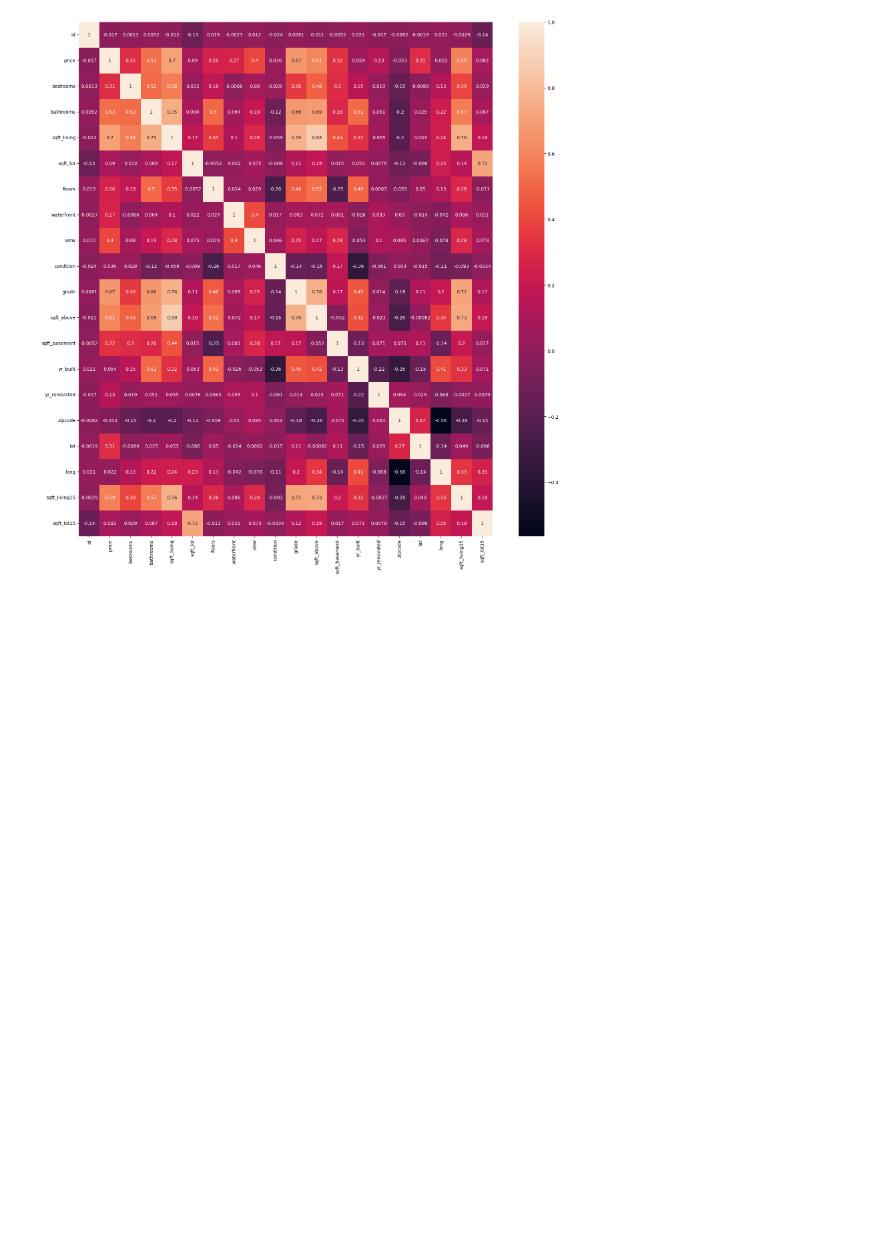
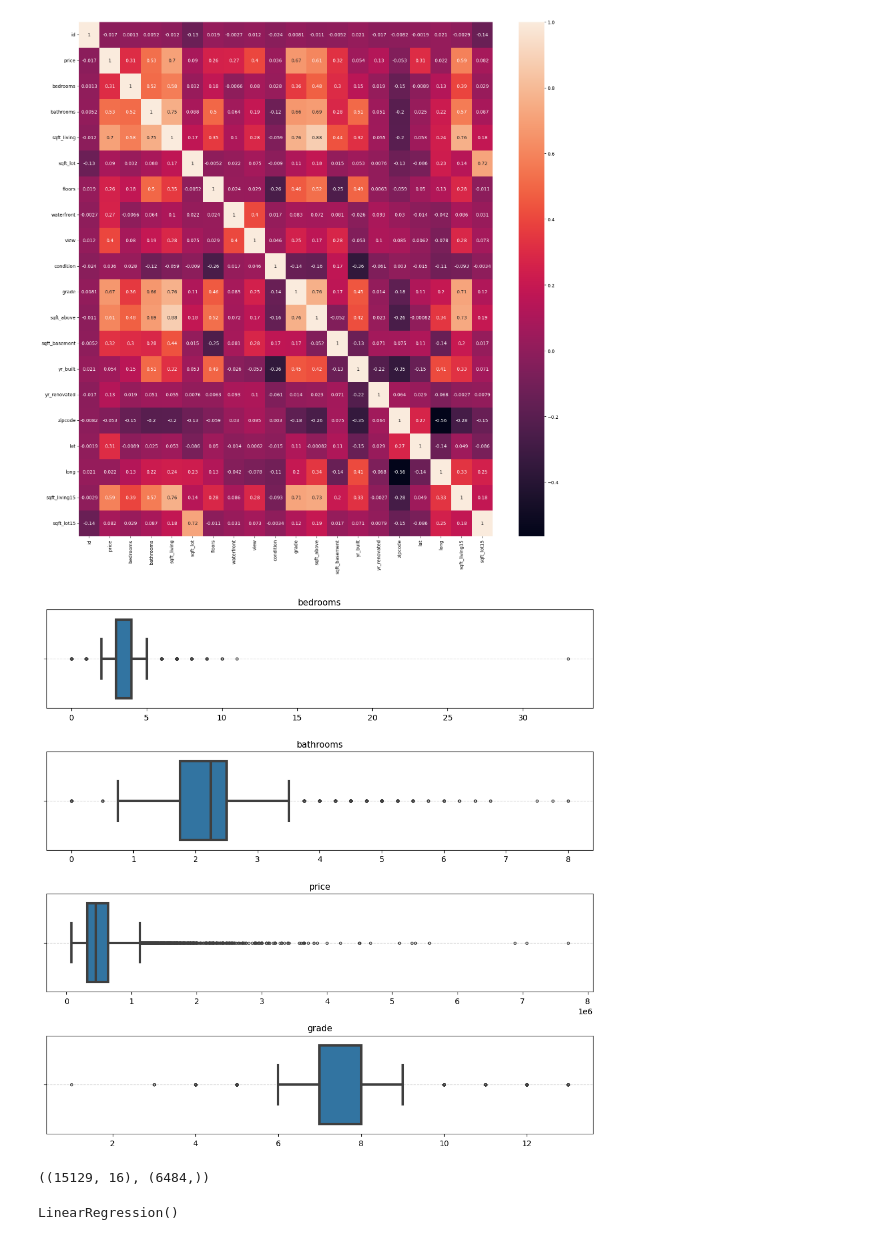
Before and after one commit to annaguerrra/AI-Bosch, a Jupyter notebook: Aula04/mainHouse.ipynb, the cells around one changed output. Saved outputs shown, nothing was run; the diff lists cells and outputs as text; code cells hidden in the pictures; blank space fills up the shorter version.

```diff
--- a/Aula04/mainHouse.ipynb
+++ b/Aula04/mainHouse.ipynb
@@ -61,3 +62,18 @@ sns.heatmap(base_house.corr(), annot= True)
 # %% [output]
 <Axes: >
 [figure]
+# %%
+columns = ['bedrooms', 'bathrooms', 'price', 'grade']
+
+plt.figure(figsize=(10, 10))
+
+for i, column in enumerate(columns, 1):
+        plt.subplot(len(columns), 1, i)
+        sns.boxplot(data=base_house, x=column, fliersize=3, linewidth=3)
+        plt.title(column, fontsize=11)
+        plt.xlabel('')
+        plt.grid(axis='y', linestyle='--', alpha=0.6)
+
+plt.tight_layout()
+# %% [output]
+[figure, added]
@@ -63,0 +87,9 @@ sns.heatmap(base_house.corr(), annot= True)
+# %%
+x_houses_training.shape, y_houses_testing.shape
+# %% [output]
+((15129, 16), (6484,))
+# %%
+regressor_multiple_houses = LinearRegression()
+regressor_multiple_houses.fit(x_houses_training, y_houses_training)
+# %% [output]
+LinearRegression()
```
Also changed, not shown: parts of 8 cells of this notebook.
